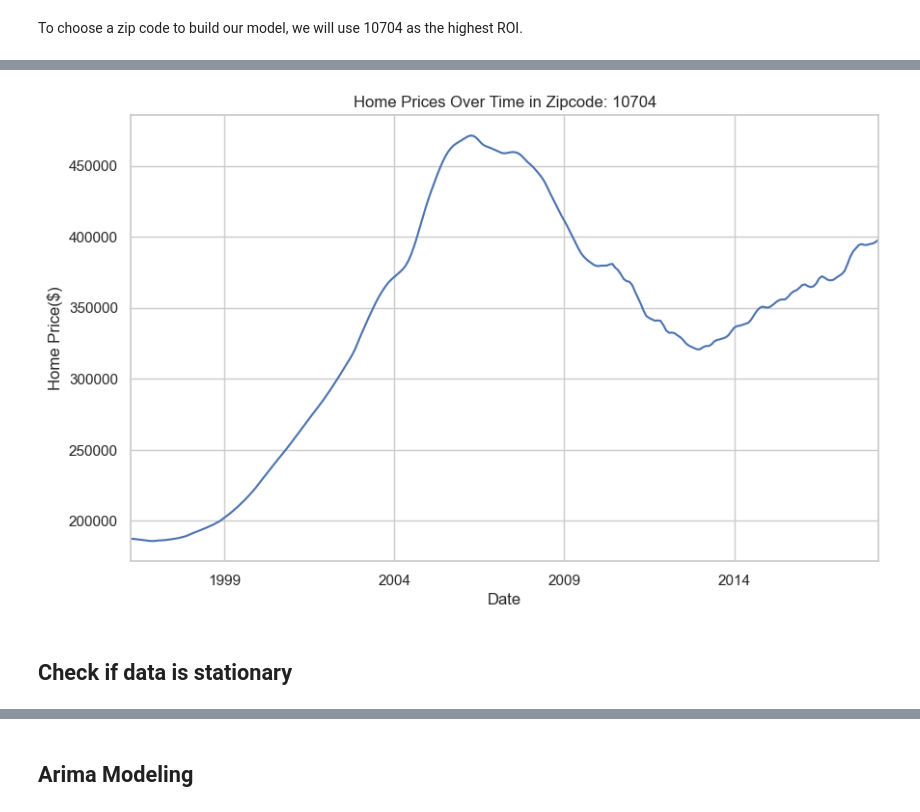
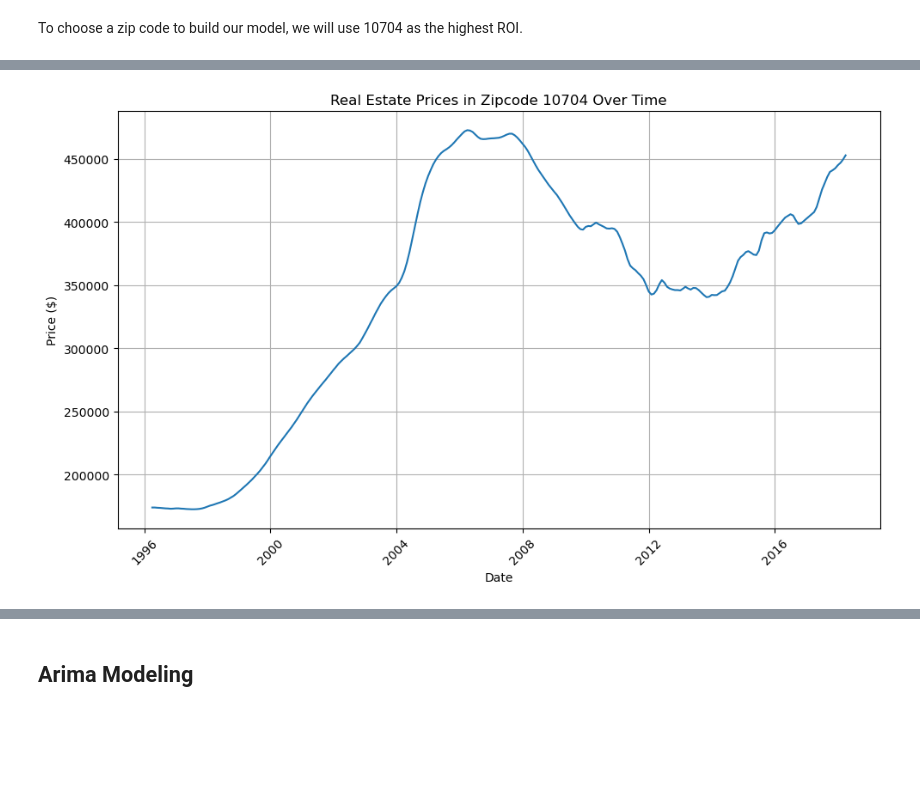
Before and after one commit to hannahdallas/zillow_time_series_model, a Jupyter notebook: notebook.ipynb, the cells around one changed output, grey strips where cells are left out. Saved outputs shown, nothing was run; the diff lists cells and outputs as text; code cells hidden in the pictures; blank space fills up the shorter version.

```diff
--- a/notebook.ipynb
+++ b/notebook.ipynb
@@ -382,0 +289,22 @@ ts_10704.head()
+# %%
+def melt_data(df):
+    # Select only the date columns for melting
+    date_columns = [col for col in df.columns if isinstance(col, str) and '-' in col]
+    melted = pd.melt(df, id_vars=['Zipcode', 'City', 'State', 'Metro', 'CountyName'], value_vars=date_columns, var_name='time', value_name='HomePrice')
+
+    # Convert the 'time' column to datetime
+    melted['time'] = pd.to_datetime(melted['time'], errors='coerce')
+
+    # Drop rows where 'time' could not be converted
+    melted = melted.dropna(subset=['time'])
+
+    # Group by 'time' and calculate the mean 'HomePrice'
+    result = melted.groupby('time')['HomePrice'].mean().reset_index()
+
+    return result
+# %%
+# Filter for 10704
+filtered_df_10704=filtered_df[filtered_df['Zipcode']==10704]
+# %%
+ts_10704=melt_data(filtered_df_10704)
+ts_10704
@@ -383,16 +325,15 @@ ts_10704.head()
+# %%
+ts_10704['time'] = pd.to_datetime(ts_10704['time'])
+ts_10704.set_index('time', inplace=True)
 # %%
-# Group by 'Date' and take the mean of 'HomePrice' for each date
-aggregated_prices = ts_10704.groupby('Date')['HomePrice'].mean()
-
-# Plot the time series
 plt.figure(figsize=(10, 6))
-aggregated_prices.plot()
-plt.title('Home Prices Over Time in Zipcode: 10704')
+plt.plot(ts_10704)
+plt.title('Real Estate Prices in Zipcode 10704 Over Time')
 plt.xlabel('Date')
-plt.ylabel('Home Price($)')
+plt.ylabel('Price ($)')
+plt.xticks(rotation=45)
 plt.grid(True)
+plt.tight_layout()
 plt.show()
 # %% [output]
-[figure, old version]
+[figure, new version]
-# %% [markdown]
-## Check if data is stationary
```
Also changed, not shown: parts of 37 cells of this notebook.
